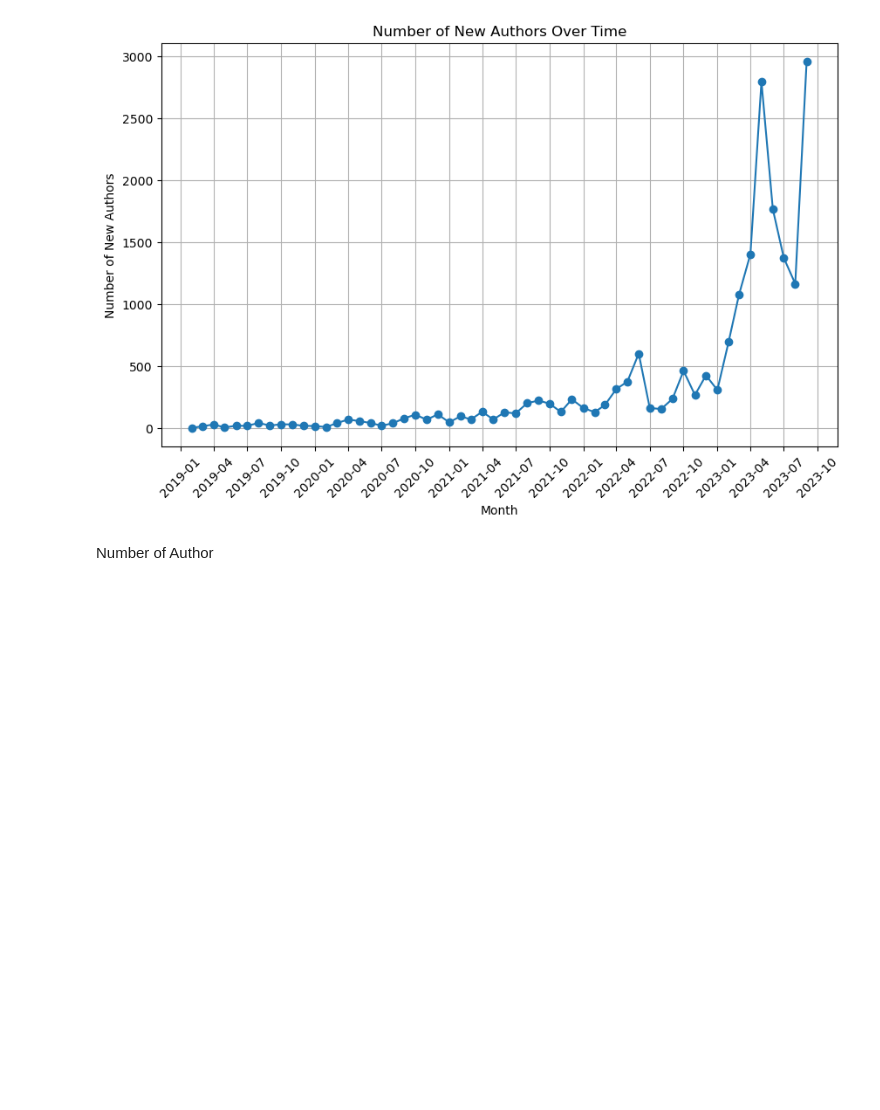
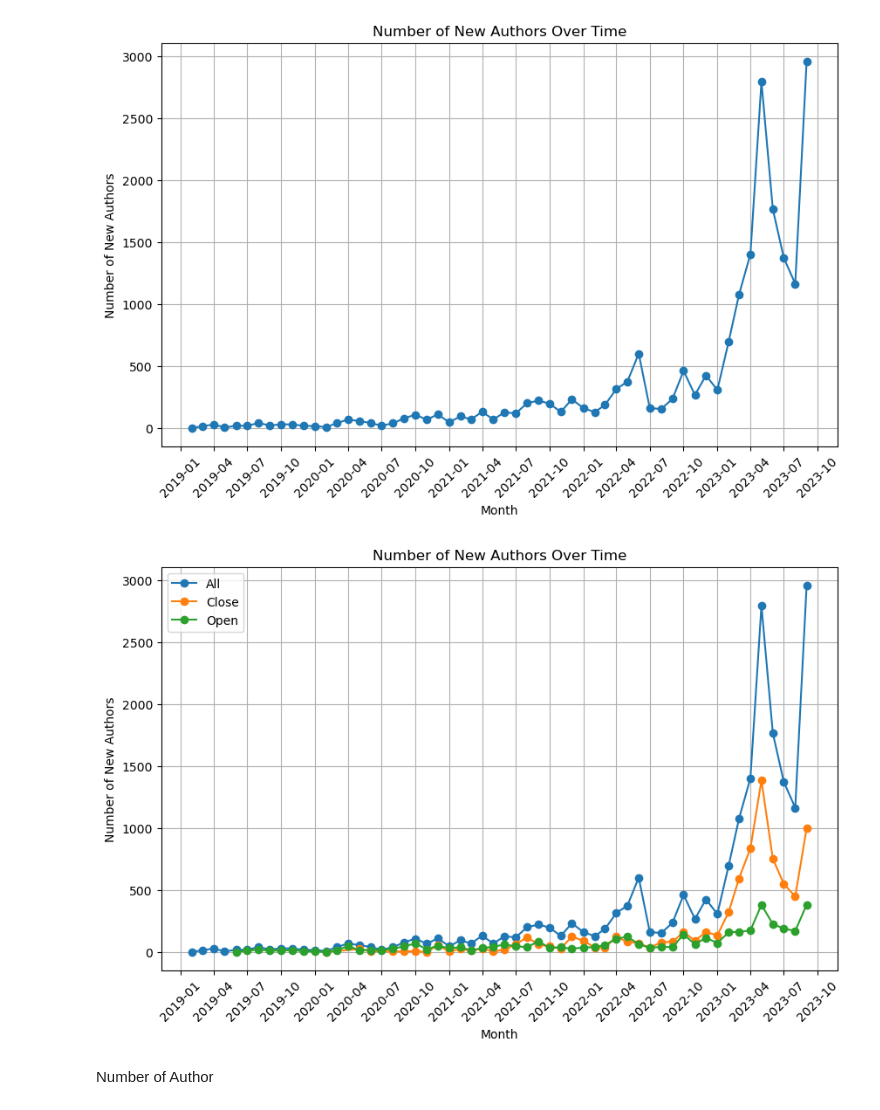
Before and after one commit to jiaweixu98/ChatGPTinnovationWaves, a Jupyter notebook: llm_final_paper.ipynb, the cells around one changed output. Cells and saved outputs as stored; diff of their text form; code cells hidden in the pictures; blank space fills up the shorter version.

Commit message:
update open source vs close on author level

```diff
--- a/llm_final_paper.ipynb
+++ b/llm_final_paper.ipynb
@@ -279,6 +279,14 @@ plt.show()
 import ast
 # the original 'authors_y' column is a string representation of a list of dictionaries, so we need to convert it to a list of dictionaries by using ast.literal_eval
 df['authors_y'] = df['authors_y'].apply(ast.literal_eval)
+# Create new columns based on conditions
+df['containOpenAndClose'] = ((df['OpenModelNumber'] > 0) & (df['CloseModelNumber'] > 0)).astype(int)
+df['PureClose'] = ((df['OpenModelNumber'] == 0) & (df['CloseModelNumber'] > 0)).astype(int)
+df['PureOpen'] = ((df['OpenModelNumber'] > 0) & (df['CloseModelNumber'] == 0)).astype(int)
+# Add new columns based on conditions
+df['containOpen'] = (df['OpenModelNumber'] > 0).astype(int)
+df['containClose'] = (df['CloseModelNumber'] > 0).astype(int)
+df['containModel'] = (df['modelNumber'] > 0).astype(int)
 # %%
 import matplotlib.pyplot as plt
 
@@ -332,6 +340,71 @@ plt.grid(True)  # add grid
 plt.show()
 # %% [output]
 [figure]
+# %%
+import matplotlib.pyplot as plt
+import matplotlib.dates as mdates
+
+# Initialize an empty set to store unique authors
+unique_authors = set()
+
+# Initialize dictionaries to store the count of new authors for each category for each month
+new_authors_count_all = {}
+new_authors_count_close = {}
+new_authors_count_open = {}
+
+# Sort the DataFrame by 'Month'
+df = df.sort_values('Month')
+
+# For each row in the DataFrame
+for index, row in df.iterrows():
+    # Extract the authors
+    authors = row['authors_y']
+    # For each author
+    for author in authors:
+        # If the author is not in the set of unique authors
+        if author['authorId'] not in unique_authors:
+            # Increment the count for the current month for the appropriate category
+            new_authors_count_all[row['Month']] = new_authors_count_all.get(row['Month'], 0) + 1
+            if row['containClose'] > 0:
+                new_authors_count_close[row['Month']] = new_authors_count_close.get(row['Month'], 0) + 1
+            if row['containOpen'] > 0:
+                new_authors_count_open[row['Month']] = new_authors_count_open.get(row['Month'], 0) + 1
+            # Add the author to the set of unique authors
+            unique_authors.add(author['authorId'])
+
+# Convert the dictionaries to DataFrames for plotting
+df_new_authors_all = pd.DataFrame(list(new_authors_count_all.items()), columns=['Month', 'NewAuthorsAll'])
+df_new_authors_close = pd.DataFrame(list(new_authors_count_close.items()), columns=['Month', 'NewAuthorsClose'])
+df_new_authors_open = pd.DataFrame(list(new_authors_count_open.items()), columns=['Month', 'NewAuthorsOpen'])
+
+# Convert 'Month' to string in all dataframes
+for df_i in [df_new_authors_all, df_new_authors_close, df_new_authors_open]:
+    df_i['Month'] = df_i['Month'].astype(str)
+
+# Convert 'Month' back to datetime in all dataframes
+for df_i in [df_new_authors_all, df_new_authors_close, df_new_authors_open]:
+    df_i['Month'] = pd.to_datetime(df_i['Month'])
+
+# Plot the number of new authors for each category for each month
+plt.figure(figsize=(10, 6))
+plt.plot(df_new_authors_all['Month'], df_new_authors_all['NewAuthorsAll'], marker='o', label='All')
+plt.plot(df_new_authors_close['Month'], df_new_authors_close['NewAuthorsClose'], marker='o', label='Close')
+plt.plot(df_new_authors_open['Month'], df_new_authors_open['NewAuthorsOpen'], marker='o', label='Open')
+
+# Set x-axis ticks at a three-month interval
+ax = plt.gca()
+ax.xaxis.set_major_locator(mdates.MonthLocator(interval=3))
+ax.xaxis.set_major_formatter(mdates.DateFormatter('%Y-%m'))
+
+plt.xlabel('Month')
+plt.ylabel('Number of New Authors')
+plt.title('Number of New Authors Over Time')
+plt.xticks(rotation=45)  # rotate x-axis labels for better visibility
+plt.grid(True)  # add grid
+plt.legend()  # add legend
+plt.show()
+# %% [output]
+[figure, added]
 # %% [markdown]
 Number of Author
 # %%
```
Also changed, not shown: parts of 11 cells of this notebook.
